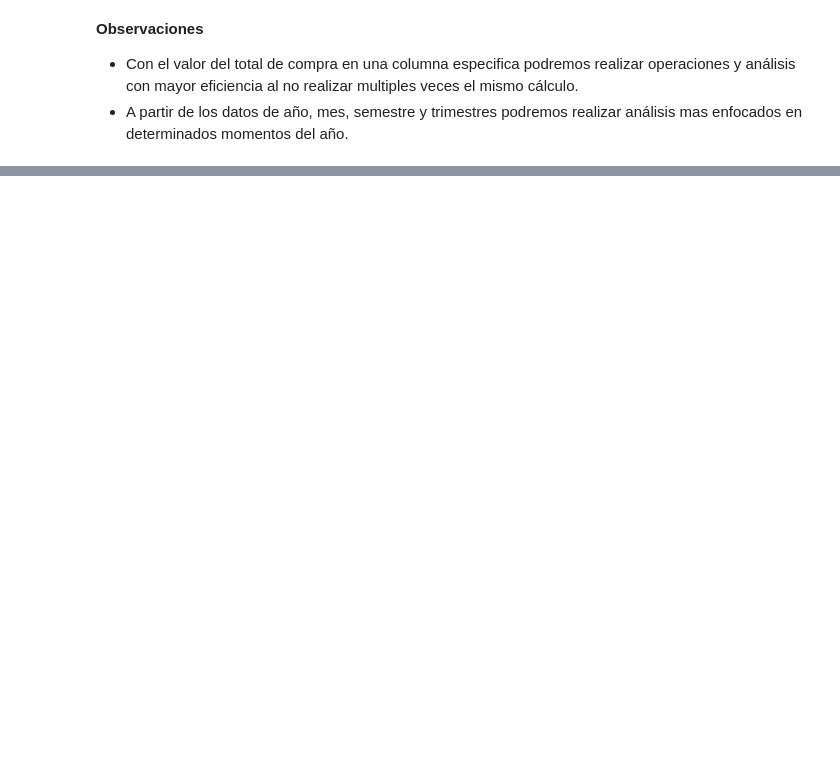
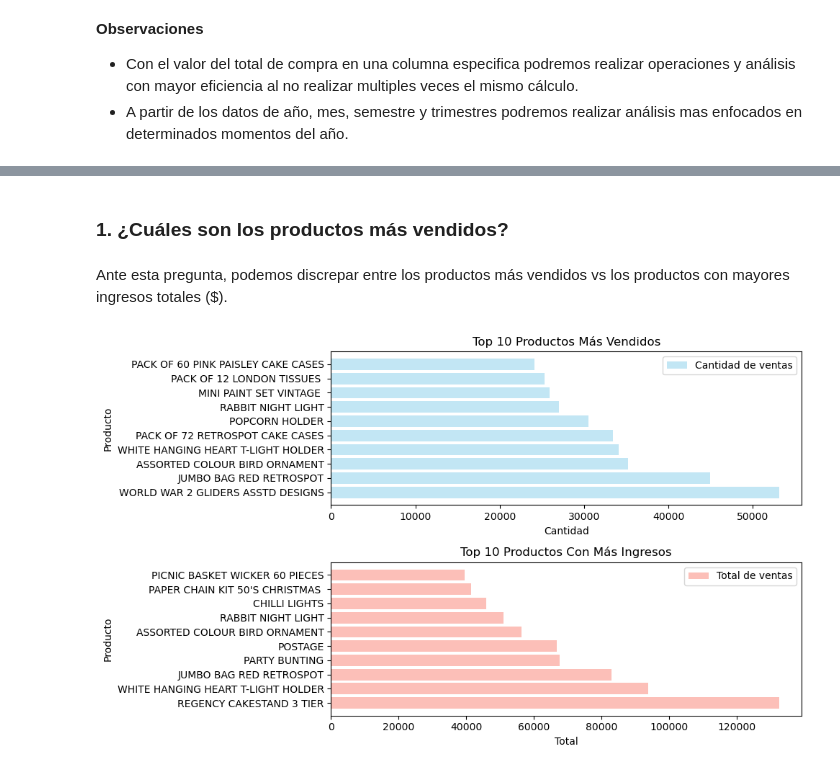
Before and after one commit to pahoalapizco/python_for_data_science, a Jupyter notebook: notebooks/4.0-numpy_pandas_da-analysis_01.ipynb, the cells around one changed output, grey strips where cells are left out. Saved outputs shown, nothing was run; the diff lists cells and outputs as text; code cells hidden in the pictures; blank space fills up the shorter version.

Commit message:
:sparkles: (FP) Online Retail Analysis: Analysis part 1

```diff
--- a/notebooks/4.0-numpy_pandas_da-analysis_01.ipynb
+++ b/notebooks/4.0-numpy_pandas_da-analysis_01.ipynb
@@ -230,0 +240,42 @@ retail_cleaned.head()
+# %% [markdown]
+### 1. ¿Cuáles son los productos más vendidos?
+# %% [markdown]
+Ante esta pregunta, podemos discrepar entre los productos más vendidos vs los productos con mayores ingresos totales ($).
+# %%
+# 10 productos más vendidos en total:
+best_sellers = retail_cleaned.groupby("Description")["Quantity"].sum().sort_values(ascending=False).head(10)
+most_incomes = retail_cleaned.groupby("Description")["TotalAmount"].sum().sort_values(ascending=False).head(10)
+# %%
+fig, axes =  plt.subplots(nrows=2, ncols=1, figsize=(10,6))
+
+axes[0].barh(
+  best_sellers.index.to_list(),
+  best_sellers,
+  label="Cantidad de ventas",
+  color="skyblue",
+  alpha=0.5
+)
+axes[0].legend()
+
+axes[0].set_title("Top 10 Productos Más Vendidos")
+axes[0].set_xlabel("Cantidad")
+axes[0].set_ylabel("Producto")
+
+
+axes[1].barh(
+  most_incomes.index.to_list(),
+  most_incomes,
+  label="Total de ventas",
+  color="salmon",
+  alpha=0.5
+)
+axes[1].legend()
+
+axes[1].set_title("Top 10 Productos Con Más Ingresos")
+axes[1].set_xlabel("Total")
+axes[1].set_ylabel("Producto")
+
+plt.tight_layout()
+plt.show()
+# %% [output]
+[figure, added]
```
Also changed, not shown: parts of 4 cells of this notebook.
